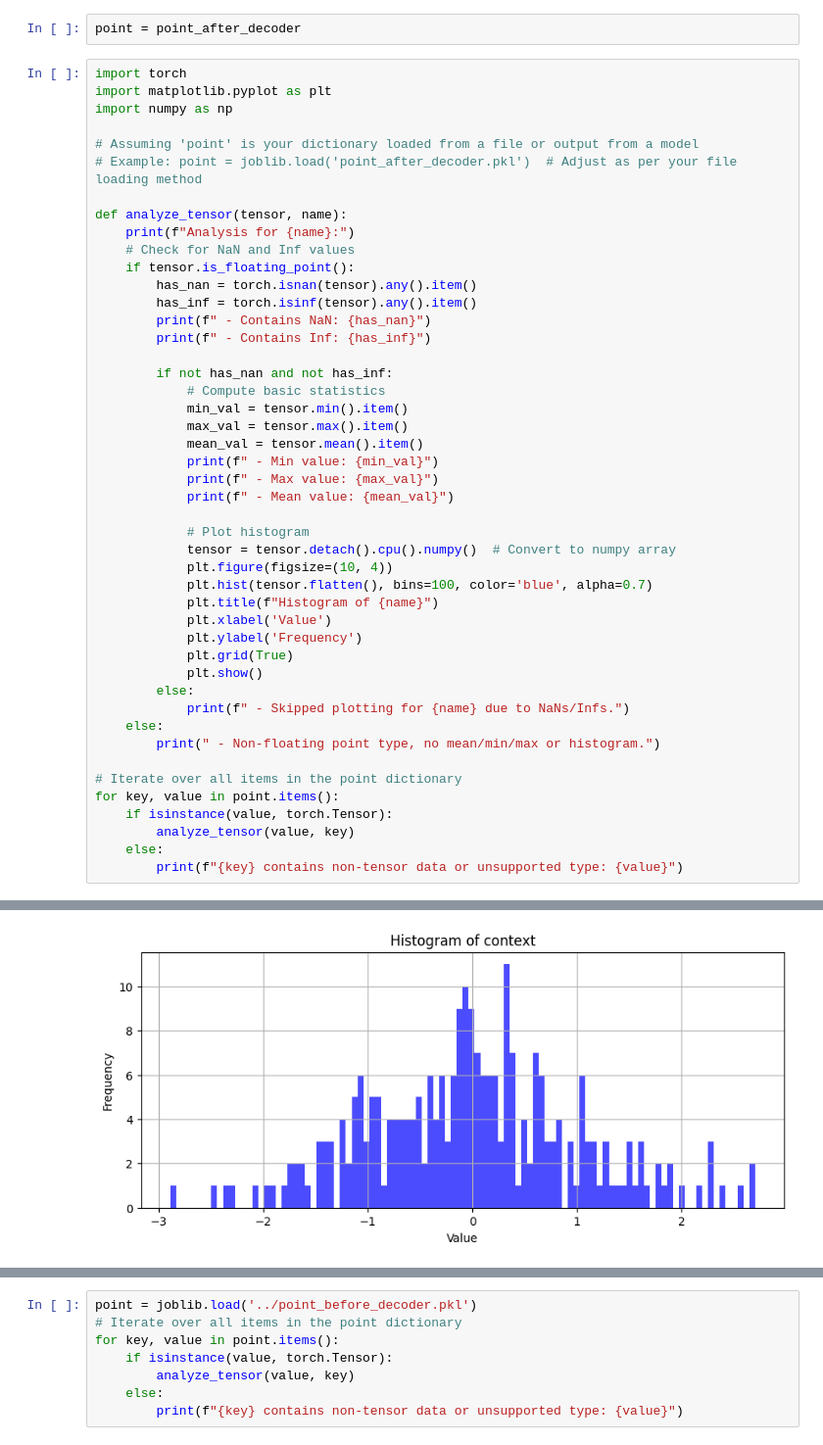
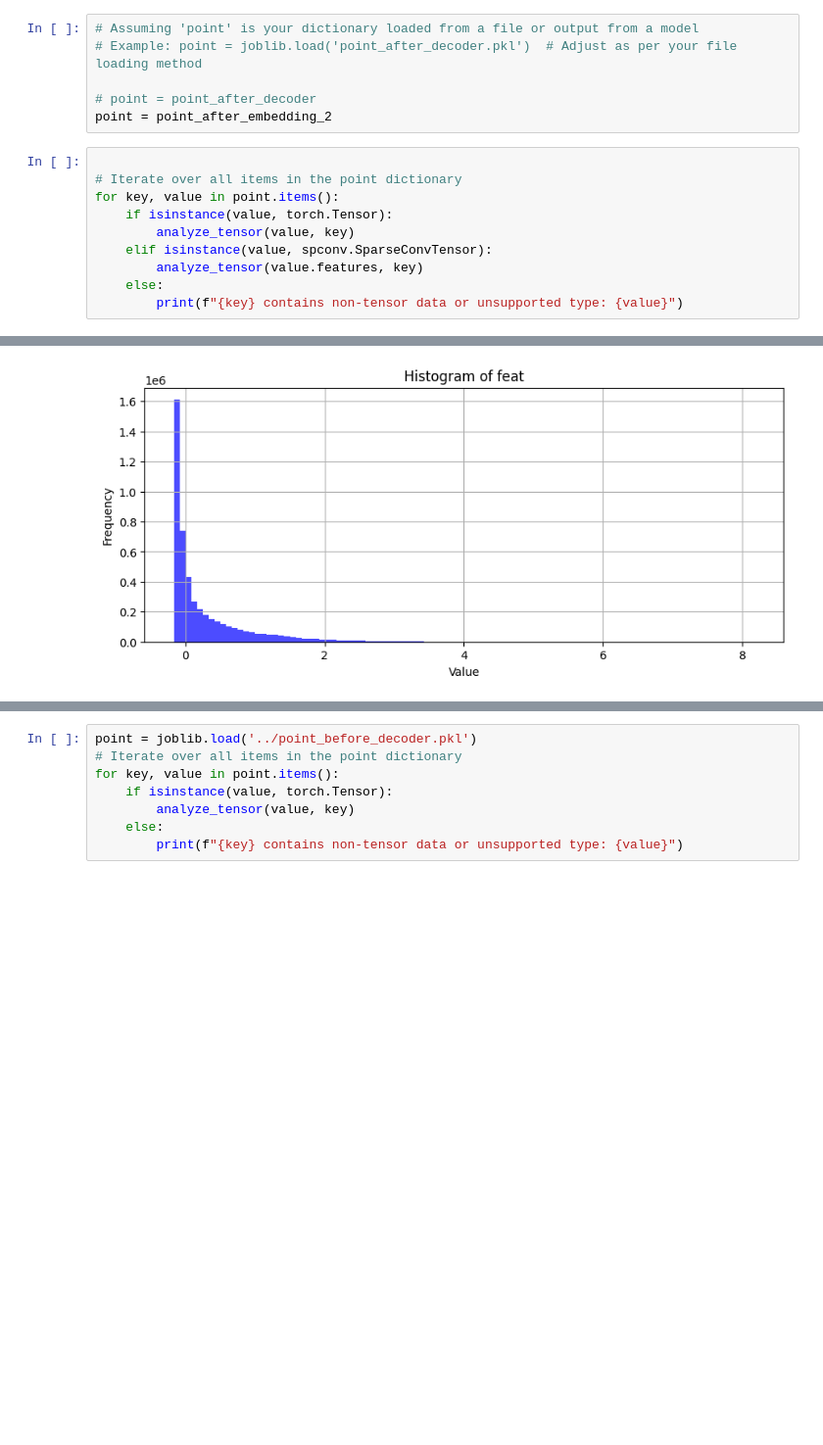
Before and after one commit to Chiark-Collective/Pointcept, a Jupyter notebook: notebooks/point_inspection.ipynb, the cells around one changed output, grey strips where cells are left out. Shown at 98% size. Cells and saved outputs as stored; diff of their text form; blank space fills up the shorter version.

Commit message:
support looking at sparse conv feature values in notebook

```diff
--- a/notebooks/point_inspection.ipynb
+++ b/notebooks/point_inspection.ipynb
@@ -6,50 +45,18 @@ point_after_decoder = joblib.load('../point_after_decoder.pkl')
 # Now you can inspect various attributes of the point dictionary
 # %%
-point = point_after_decoder
+# Assuming 'point' is your dictionary loaded from a file or output from a model
+# Example: point = joblib.load('point_after_decoder.pkl')  # Adjust as per your file loading method
+
+# point = point_after_decoder
+point = point_after_embedding_2
 # %%
-import torch
-import matplotlib.pyplot as plt
-import numpy as np
-
-# Assuming 'point' is your dictionary loaded from a file or output from a model
-# Example: point = joblib.load('point_after_decoder.pkl')  # Adjust as per your file loading method
-
-def analyze_tensor(tensor, name):
-    print(f"Analysis for {name}:")
-    # Check for NaN and Inf values
-    if tensor.is_floating_point():
-        has_nan = torch.isnan(tensor).any().item()
-        has_inf = torch.isinf(tensor).any().item()
-        print(f" - Contains NaN: {has_nan}")
-        print(f" - Contains Inf: {has_inf}")
-
-        if not has_nan and not has_inf:
-            # Compute basic statistics
-            min_val = tensor.min().item()
-            max_val = tensor.max().item()
-            mean_val = tensor.mean().item()
-            print(f" - Min value: {min_val}")
-            print(f" - Max value: {max_val}")
-            print(f" - Mean value: {mean_val}")
-
-            # Plot histogram
-            tensor = tensor.detach().cpu().numpy()  # Convert to numpy array
-            plt.figure(figsize=(10, 4))
-            plt.hist(tensor.flatten(), bins=100, color='blue', alpha=0.7)
-            plt.title(f"Histogram of {name}")
-            plt.xlabel('Value')
-            plt.ylabel('Frequency')
-            plt.grid(True)
-            plt.show()
-        else:
-            print(f" - Skipped plotting for {name} due to NaNs/Infs.")
-    else:
-        print(" - Non-floating point type, no mean/min/max or histogram.")
 
 # Iterate over all items in the point dictionary
 for key, value in point.items():
     if isinstance(value, torch.Tensor):
         analyze_tensor(value, key)
+    elif isinstance(value, spconv.SparseConvTensor):
+        analyze_tensor(value.features, key)
     else:
         print(f"{key} contains non-tensor data or unsupported type: {value}")
 # %% [output]
@@ -80 +83 @@ Analysis for context:
-[figure, old version]
+[figure, new version]
```
Also changed, not shown: parts of 2 cells of this notebook, 1 other file.
